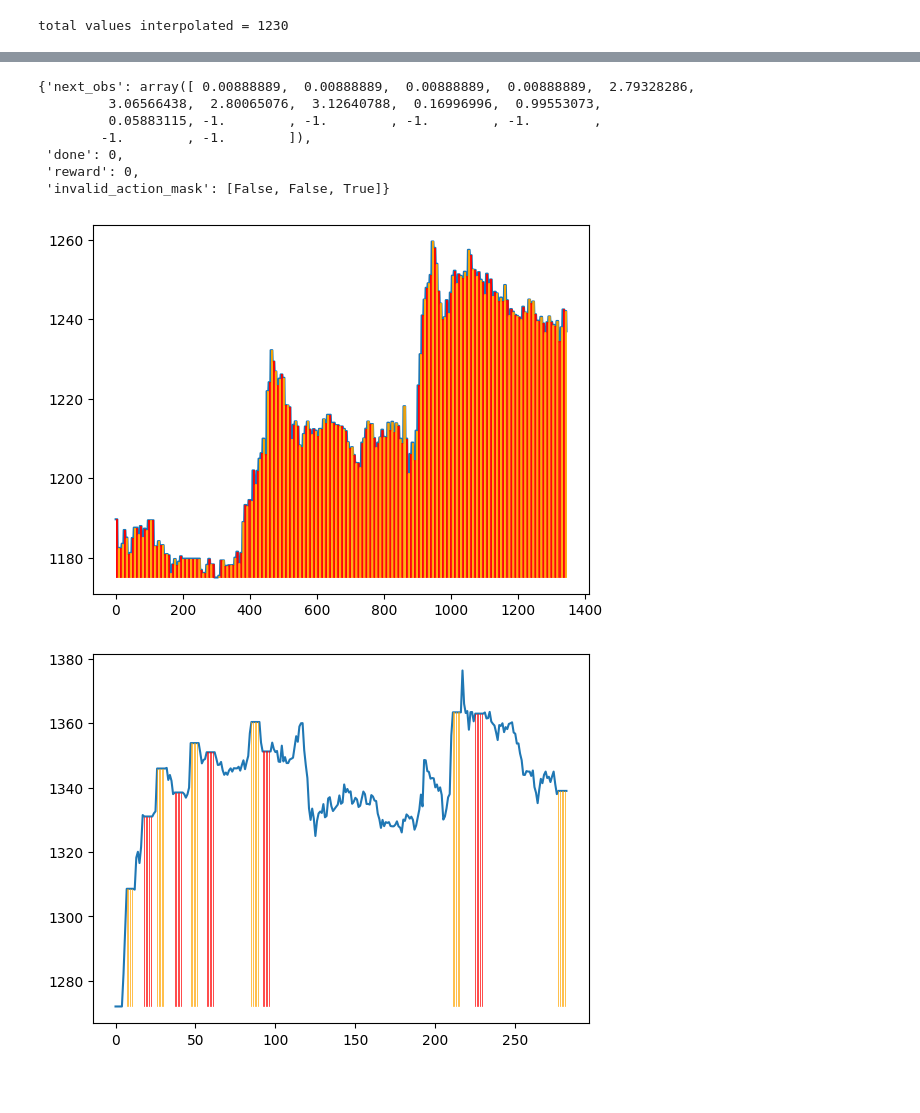
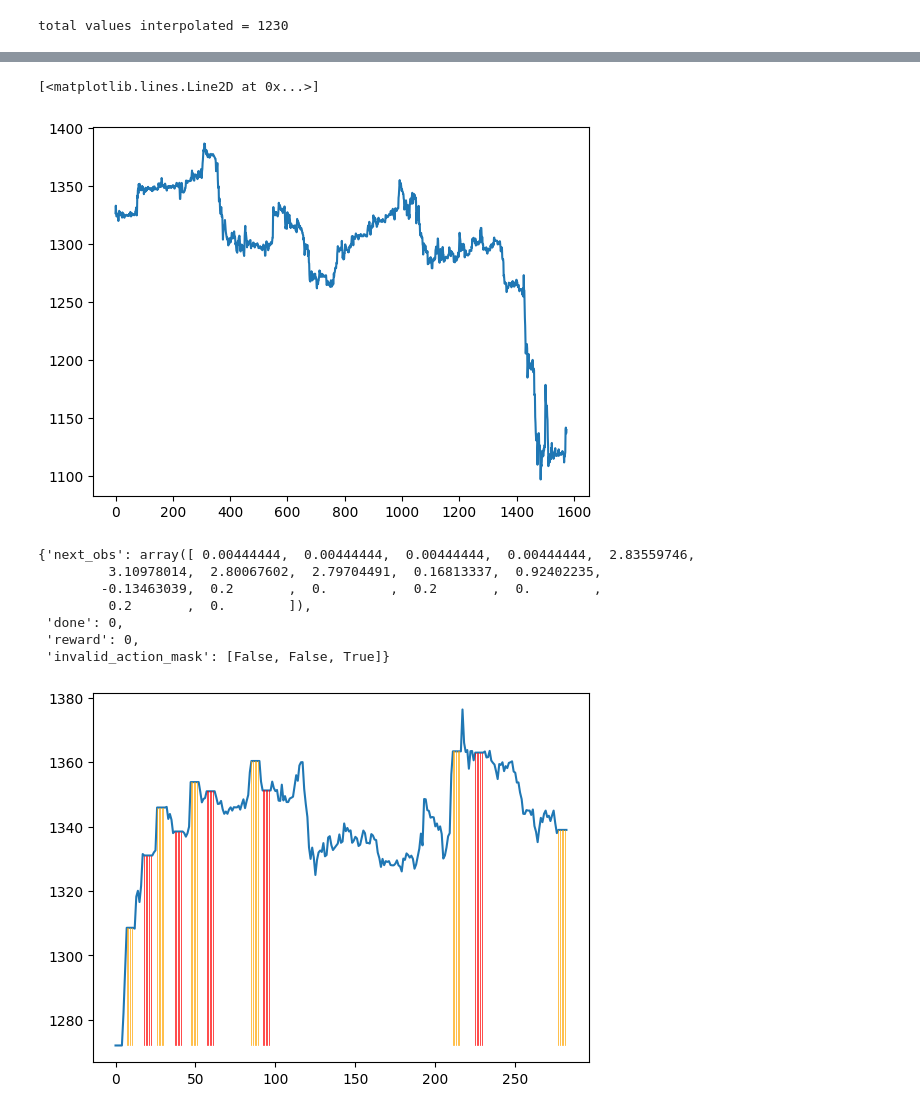
Before and after one commit to captanlevi/StockOverflow, a Jupyter notebook: ppoBook.ipynb, the cells around one changed output, grey strips where cells are left out. Cells and saved outputs as stored; diff of their text form; code cells hidden in the pictures; blank space fills up the shorter version.

```diff
--- a/ppoBook.ipynb
+++ b/ppoBook.ipynb
@@ -128,19 +32,17 @@ def rollingTrain(ppo_config,df,mode,train_days,test_days,device,num_updates = 10
 # %%
-train_days = 300
+train_days = ROLLING_WINDOW_SIZE_IN_DAYS + 21
 test_days = MAX_TRADE_TIME_IN_DAYS
 ppo_config = dict(
     num_envs = 128,
     num_steps = 256,
-    observation_dim = 17,
+    observation_dim = 13,
     action_space_dim = 3,
     gamma = .9,
     num_mini_batches = 4,
     update_epochs = 4,
     clip_coef = .2,
-    entropy_coef = .03,
+    entropy_coef = .01,
     value_coef = .5,
     max_grad_norm = .5
 )
-
-#agent = PPOAgent(lstm_hidden_size= 256,lstm_input_size= ppo_config["observation_dim"], layers= 1, output_dim= ppo_config["action_space_dim"])
-#agent.load("Rushi/models/agent1.pt")
+print(train_days, test_days)
@@ -154,0 +159,4 @@ KeyboardInterrupt:
+# %%
+rolling_train = RollingTrain(df= df, train_days= train_days, test_days= test_days, ppo_config= ppo_config, device= device,
+                             save_dir= "Rushi/models_low_features", mode= "5minute", agent= None, updates= 4000
+                            )
@@ -155,28 +272,21 @@ KeyboardInterrupt:
+# %%
+plt.plot(env.data["close"])
+# %% [output]
+[<matplotlib.lines.Line2D at 0x...>]
+[figure, added]
 # %%
 env = EarlyEnvironment(df= df.iloc[: ROLLING_WINDOW_SIZE_IN_5_MINUTE  + MAX_TRADE_TIME_IN_5_MINUTE], commision= .1, linspace= [1,1],mode= "5minute")
 env.reset()
-env.step(action= HOLD_ACTION)
+env.step(action= BUY_ACTION)
+#env.step(action= HOLD_ACTION)
 # %% [output]
-{'next_obs': array([ 0.00888889,  0.00888889,  0.00888889,  0.00888889,  2.79328286,
-         3.06566438,  2.80065076,  3.12640788,  0.16996996,  0.99553073,
-         0.05883115, -1.        , -1.        , -1.        , -1.        ,
-        -1.        , -1.        ]),
+{'next_obs': array([ 0.00444444,  0.00444444,  0.00444444,  0.00444444,  2.83559746,
+         3.10978014,  2.80067602,  2.79704491,  0.16813337,  0.92402235,
+        -0.13463039,  0.2       ,  0.        ,  0.2       ,  0.        ,
+         0.2       ,  0.        ]),
  'done': 0,
  'reward': 0,
  'invalid_action_mask': [False, False, True]}
-# %%
-#plt.plot(back_test.log["action"])
-X = range(len(back_test.log["closing_price"]))
-y_mn = min(back_test.log["closing_price"])
-plt.plot(X,back_test.log["closing_price"])
-
-for i,action in enumerate(back_test.log["action"]):
-    if action == BUY_ACTION:
-        plt.plot([i,i],[y_mn,back_test.log["closing_price"][i]], c = "red",linewidth = .5)
-    elif action == SELL_ACTION:
-        plt.plot([i,i],[y_mn,back_test.log["closing_price"][i]], c = "orange", linewidth = .5)
-# %% [output]
-[figure, removed]
 # %%
 #plt.plot(back_test.log["action"])
 X = range(len(back_test.log["closing_price"]))
```
Also changed, not shown: parts of 15 cells of this notebook, 21 other files.
